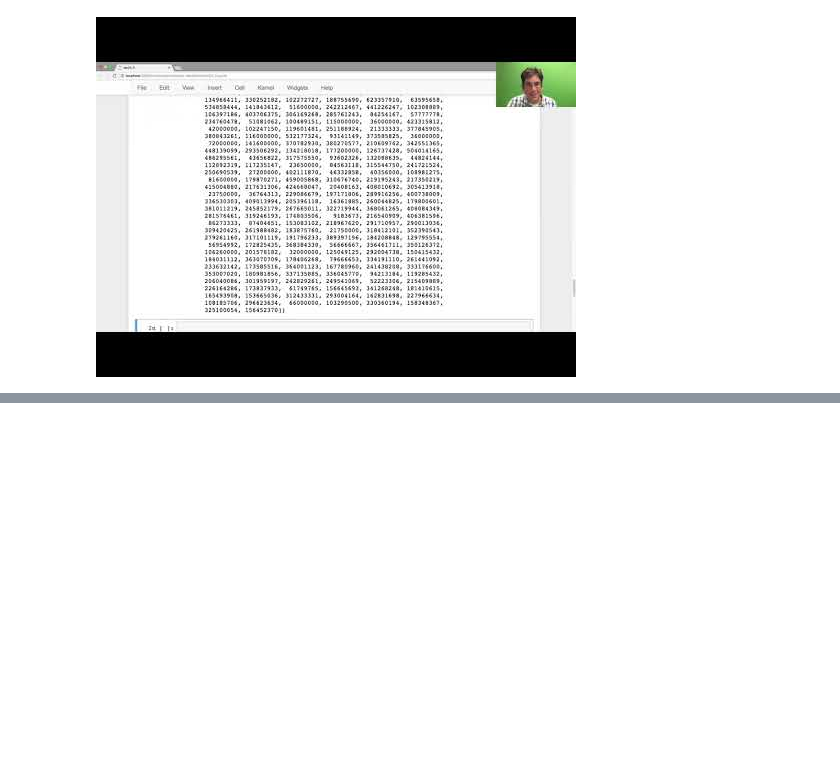
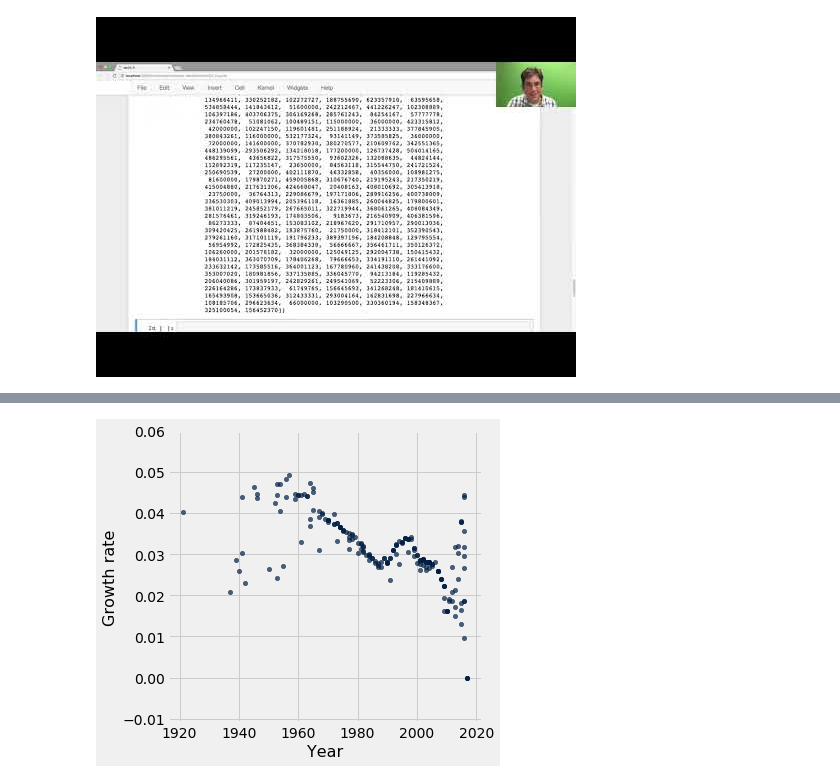
Before and after one commit to zach-guo/2023-DS-College-Advanatge, a Jupyter notebook: lec notebooks/lec04.ipynb, the cells around one changed output, grey strips where cells are left out. Saved outputs shown, nothing was run; the diff lists cells and outputs as text; code cells hidden in the pictures; blank space fills up the shorter version.

```diff
--- a/lec notebooks/lec04.ipynb
+++ b/lec notebooks/lec04.ipynb
@@ -212,0 +283,4 @@ YouTubeVideo('MHRQ1UGKRyI', width=800, height=300)
+# %%
+age = 2017 - movies.column('Year')
+movies = movies.with_column('Age', age)
+movies
@@ -212,0 +300,3 @@ YouTubeVideo('MHRQ1UGKRyI', width=800, height=300)
+# %%
+movies = movies.with_column('Growth rate', adjustment ** (1 / age) - 1)
+movies
@@ -212,0 +316,4 @@ YouTubeVideo('MHRQ1UGKRyI', width=800, height=300)
+# %%
+movies.scatter('Year', 'Growth rate')
+# %% [output]
+[figure, added]
```
Also changed, not shown: parts of 142 cells of this notebook, 9 other files.
